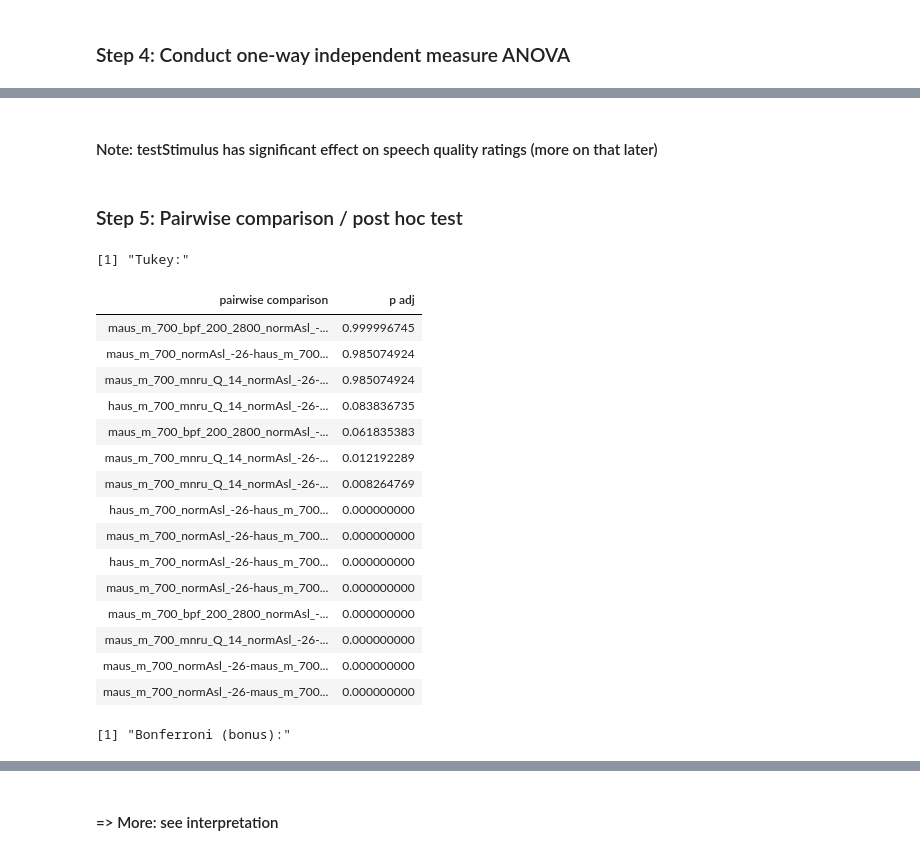
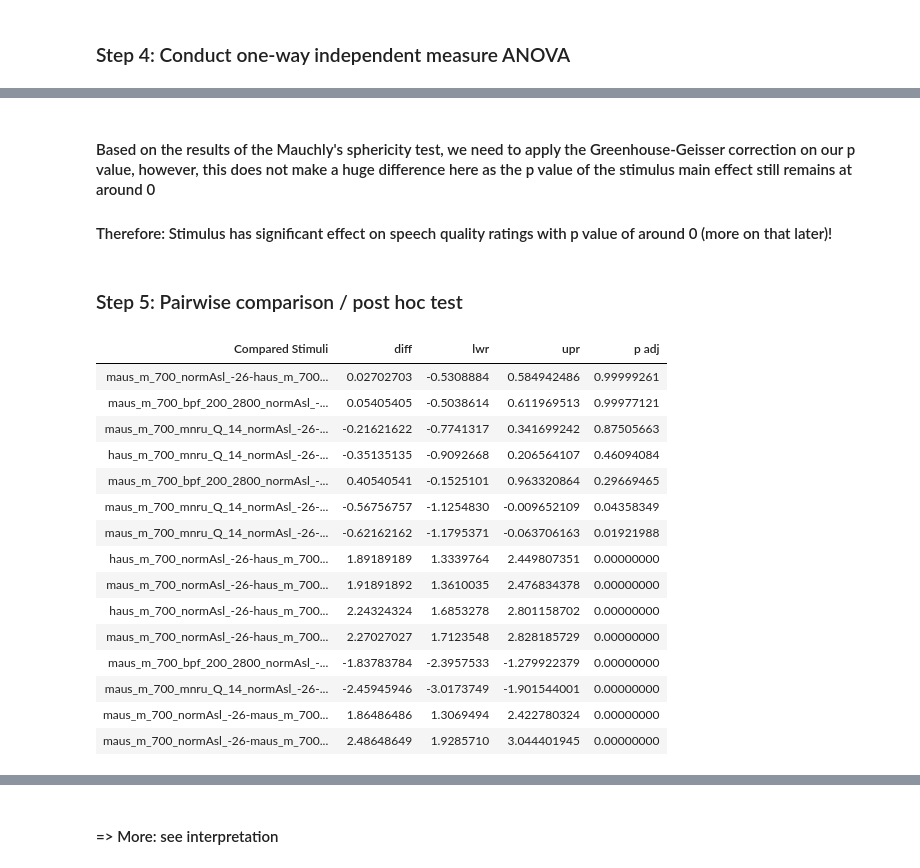
Before and after one commit to babaknaderi/stat, a Jupyter notebook: W8 ANOVA/groupb_r/No2.ipynb, the cells around one changed output, grey strips where cells are left out. Drawn from its saved outputs; the diff is of its cells as text; code cells hidden in the pictures.

Commit message:
Week 9: Updated ANOVA Homework - R group.

```diff
--- a/W8 ANOVA/groupb_r/No2.ipynb
+++ b/W8 ANOVA/groupb_r/No2.ipynb
@@ -35,20 +35,13 @@ use_ratings_mean <- TRUE
 # %%
-# read in data sets
+# read in data set
 get_quality_data <- function() {
     quality_data <- read.csv("datasets/DB03_speech_quality_repetition_dataset.csv")
     # use mean here as indicator of given rating per participant
-    if(use_ratings_mean) {
-        quality_data <- quality_data %>%
-                        rename(Rating = rating) %>%
-                        select(subjectCode, testStimulus, Rating, repetition) %>%
-                        group_by(testStimulus, subjectCode) %>%
-                        summarize(Rating = mean(Rating)) %>%
-                        select(testStimulus, Rating)
-    } else {
-        quality_data <- quality_data %>%
-                        rename(Rating = rating) %>%
-                        select(subjectCode, testStimulus, Rating)
-    }
+    quality_data <- quality_data %>%
+                        filter(repetition == 1) %>%
+                        rename(Subject = subjectCode, Stimulus = testStimulus, Rating = rating) %>%
+                        select(Subject, Stimulus, Rating) %>%
+                        arrange(Subject, Stimulus)
 
     quality_data
 }
@@ -228,36 +214,26 @@ Estimated effects may be unbalanced
-# %% [markdown]
-#### Note: testStimulus has significant effect on speech quality ratings (more on that later)
+# %% [markdown]
+#### Based on the results of the Mauchly's sphericity test, we need to apply the Greenhouse-Geisser correction on our p value, however, this does not make a huge difference here as the p value of the stimulus main effect still remains at around 0
+#### Therefore: Stimulus has significant effect on speech quality ratings with p value of around 0 (more on that later)!
 # %% [markdown]
 ### Step 5: Pairwise comparison / post hoc test
 # %%
 # as equal sample sizes (each n=148) and Tukey most widely used: Tukey ["Cramming Sam's tips" for post hoc tests (from lecture)]
-post_hoc <- TukeyHSD(anova_res)
-comparisons <- tibble::rownames_to_column(as.data.frame(post_hoc$testStimulus), "pairwise comparison") %>%
-                select(`pairwise comparison`, `p adj`) %>%
-                arrange(desc(`p adj`))
-paste0('Tukey:')
-comparisons
-
-# BONUS: Bonferroni because we want to control Type I error
-paste0('Bonferroni (bonus):')
-x <- pairwise.t.test(quality_data$Rating, quality_data$testStimulus, p.adj="bonferroni")
-x$p.value
+post_hoc <- TukeyHSD(aov(Rating ~ Stimulus, data = quality_data))
+tibble::rownames_to_column(as.data.frame(post_hoc$Stimulus), 'Compared Stimuli') %>% arrange(desc(`p adj`))
 # %% [output]
-[1] "Tukey:"
-| pairwise comparison | p adj |
-| maus_m_700_bpf_200_2800_normAsl_-... | 0.999996745 |
-| maus_m_700_normAsl_-26-haus_m_700... | 0.985074924 |
-| maus_m_700_mnru_Q_14_normAsl_-26-... | 0.985074924 |
-| haus_m_700_mnru_Q_14_normAsl_-26-... | 0.083836735 |
-| maus_m_700_bpf_200_2800_normAsl_-... | 0.061835383 |
-| maus_m_700_mnru_Q_14_normAsl_-26-... | 0.012192289 |
-| maus_m_700_mnru_Q_14_normAsl_-26-... | 0.008264769 |
-| haus_m_700_normAsl_-26-haus_m_700... | 0.000000000 |
-| maus_m_700_normAsl_-26-haus_m_700... | 0.000000000 |
-| haus_m_700_normAsl_-26-haus_m_700... | 0.000000000 |
-| maus_m_700_normAsl_-26-haus_m_700... | 0.000000000 |
-| maus_m_700_bpf_200_2800_normAsl_-... | 0.000000000 |
-| maus_m_700_mnru_Q_14_normAsl_-26-... | 0.000000000 |
-| maus_m_700_normAsl_-26-maus_m_700... | 0.000000000 |
-| maus_m_700_normAsl_-26-maus_m_700... | 0.000000000 |
+| Compared Stimuli | diff | lwr | upr | p adj |
+| maus_m_700_normAsl_-26-haus_m_700... | 0.02702703 | -0.5308884 | 0.584942486 | 0.99999261 |
+| maus_m_700_bpf_200_2800_normAsl_-... | 0.05405405 | -0.5038614 | 0.611969513 | 0.99977121 |
+| maus_m_700_mnru_Q_14_normAsl_-26-... | -0.21621622 | -0.7741317 | 0.341699242 | 0.87505663 |
+| haus_m_700_mnru_Q_14_normAsl_-26-... | -0.35135135 | -0.9092668 | 0.206564107 | 0.46094084 |
+| maus_m_700_bpf_200_2800_normAsl_-... | 0.40540541 | -0.1525101 | 0.963320864 | 0.29669465 |
+| maus_m_700_mnru_Q_14_normAsl_-26-... | -0.56756757 | -1.1254830 | -0.009652109 | 0.04358349 |
+| maus_m_700_mnru_Q_14_normAsl_-26-... | -0.62162162 | -1.1795371 | -0.063706163 | 0.01921988 |
+| haus_m_700_normAsl_-26-haus_m_700... | 1.89189189 | 1.3339764 | 2.449807351 | 0.00000000 |
+| maus_m_700_normAsl_-26-haus_m_700... | 1.91891892 | 1.3610035 | 2.476834378 | 0.00000000 |
+| haus_m_700_normAsl_-26-haus_m_700... | 2.24324324 | 1.6853278 | 2.801158702 | 0.00000000 |
+| maus_m_700_normAsl_-26-haus_m_700... | 2.27027027 | 1.7123548 | 2.828185729 | 0.00000000 |
+| maus_m_700_bpf_200_2800_normAsl_-... | -1.83783784 | -2.3957533 | -1.279922379 | 0.00000000 |
+| maus_m_700_mnru_Q_14_normAsl_-26-... | -2.45945946 | -3.0173749 | -1.901544001 | 0.00000000 |
+| maus_m_700_normAsl_-26-maus_m_700... | 1.86486486 | 1.3069494 | 2.422780324 | 0.00000000 |
+| maus_m_700_normAsl_-26-maus_m_700... | 2.48648649 | 1.9285710 | 3.044401945 | 0.00000000 |
-[1] "Bonferroni (bonus):"
```
Also changed, not shown: parts of 18 cells of this notebook, 3 other files.
